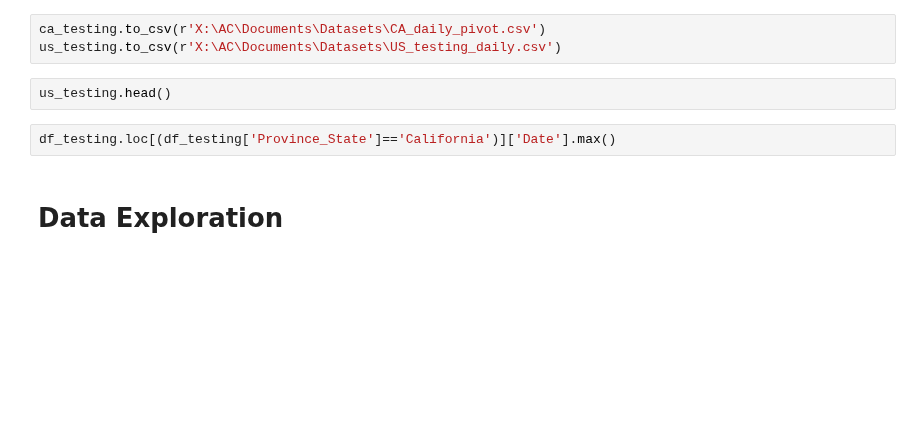
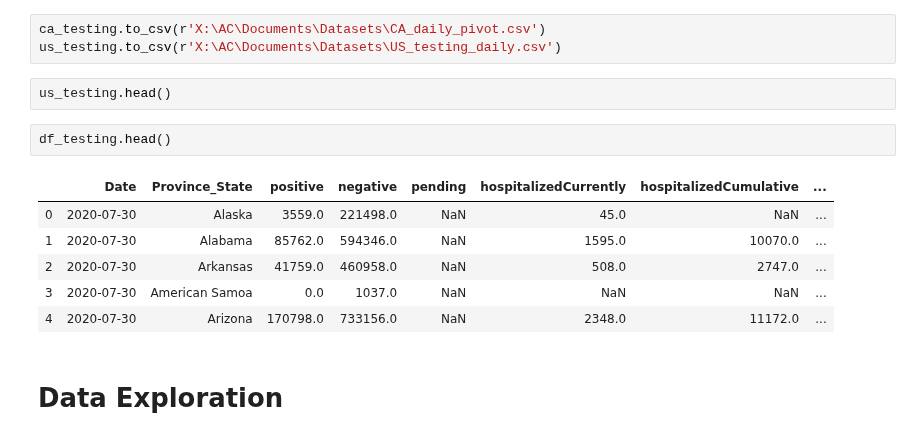
Before and after one commit to andrewcreates/DataScience-Projects, a Jupyter notebook: COVID-19/COVIDtracking.com US and CA Testing.ipynb, the cells around one changed output. Saved outputs shown, nothing was run; the diff lists cells and outputs as text; blank space fills up the shorter version.

```diff
--- a/COVID-19/COVIDtracking.com US and CA Testing.ipynb
+++ b/COVID-19/COVIDtracking.com US and CA Testing.ipynb
@@ -201,8 +201,15 @@ ca_testing.to_csv(r'X:\AC\Documents\Datasets\CA_daily_pivot.csv')
 us_testing.to_csv(r'X:\AC\Documents\Datasets\US_testing_daily.csv')
 # %%
 us_testing.head()
-# %%
-df_testing.loc[(df_testing['Province_State']=='California')]['Date'].max()
+# %%
+df_testing.head()
+# %% [output]
+|  | Date | Province_State | positive | negative | pending | hospitalizedCurrently | hospitalizedCumulative | ... |
+| 0 | 2020-07-30 | Alaska | 3559.0 | 221498.0 | NaN | 45.0 | NaN | ... |
+| 1 | 2020-07-30 | Alabama | 85762.0 | 594346.0 | NaN | 1595.0 | 10070.0 | ... |
+| 2 | 2020-07-30 | Arkansas | 41759.0 | 460958.0 | NaN | 508.0 | 2747.0 | ... |
+| 3 | 2020-07-30 | American Samoa | 0.0 | 1037.0 | NaN | NaN | NaN | ... |
+| 4 | 2020-07-30 | Arizona | 170798.0 | 733156.0 | NaN | 2348.0 | 11172.0 | ... |
 # %% [markdown]
 # Data Exploration
 # %%
```
Also changed, not shown: parts of 5 cells of this notebook.
